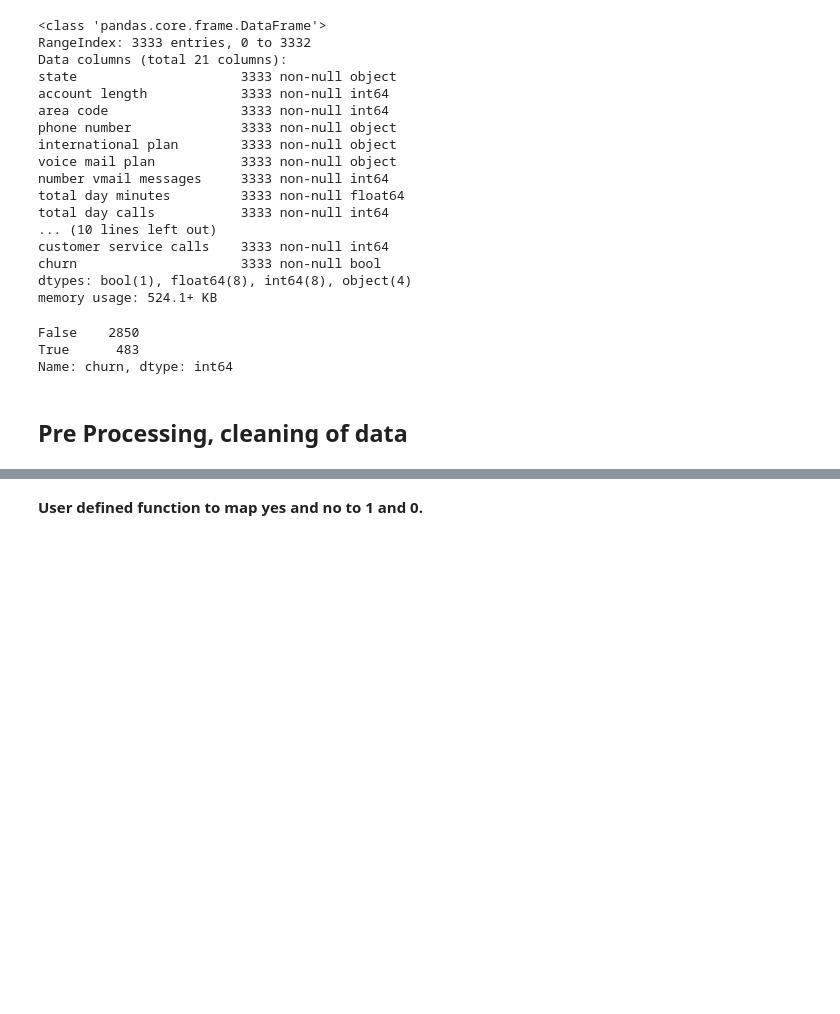
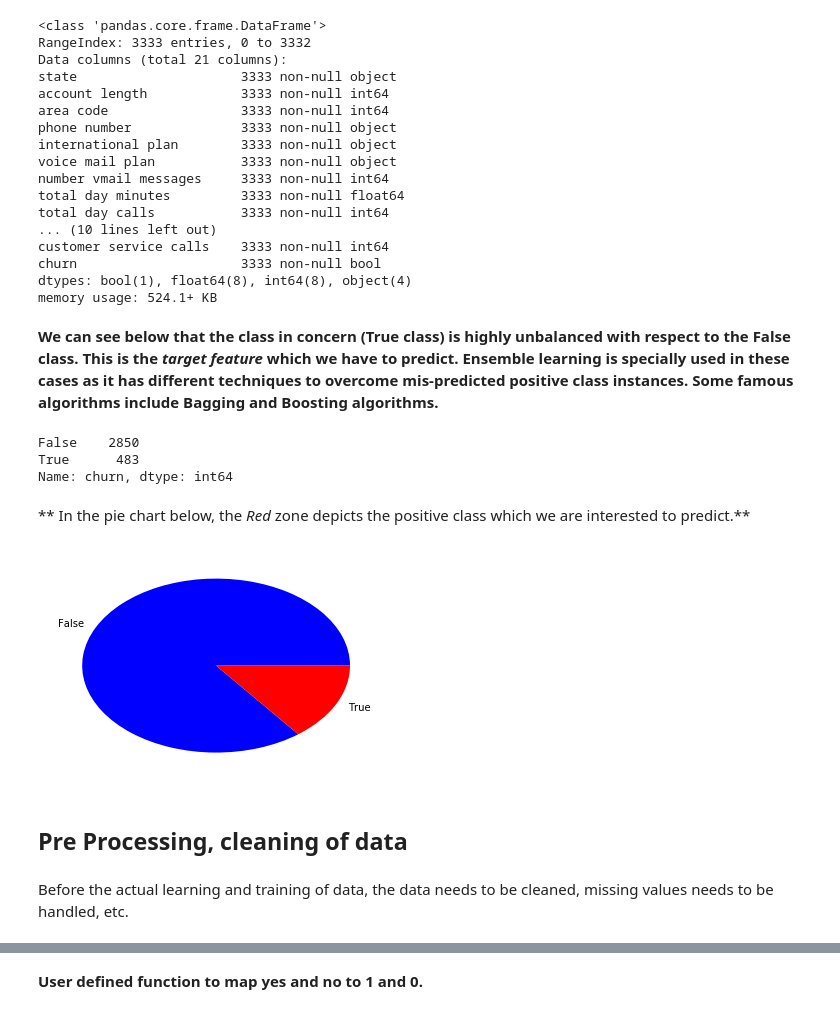
Before and after one commit to shreybatra/Machine-Learning-Notebooks, a Jupyter notebook: Ensemble Learning.ipynb, the cells around one changed output, grey strips where cells are left out. Saved outputs shown, nothing was run; the diff lists cells and outputs as text; code cells hidden in the pictures; blank space fills up the shorter version.

```diff
--- a/Ensemble Learning.ipynb
+++ b/Ensemble Learning.ipynb
@@ -8,3 +13,4 @@ import numpy as np
 import matplotlib.pyplot as plt
 import seaborn as sns
 %matplotlib inline
+plt.rcParams['figure.figsize'] = [7, 7]
@@ -45,11 +52,22 @@ customer service calls    3333 non-null int64
 churn                     3333 non-null bool
 dtypes: bool(1), float64(8), int64(8), object(4)
 memory usage: 524.1+ KB
+# %% [markdown]
+**We can see below that the class in concern (True class) is highly unbalanced with respect to the False class. This is the _target feature_ which we have to predict. Ensemble learning is specially used in these cases as it has different techniques to overcome mis-predicted positive class instances. Some famous algorithms include Bagging and Boosting algorithms.**
 # %%
 churn_df.churn.value_counts()
 # %% [output]
 False    2850
 True      483
 Name: churn, dtype: int64
+# %% [markdown]
+** In the pie chart below, the _Red_ zone depicts the positive class which we are interested to predict.**
+# %%
+plt.pie(x = churn_df.churn.value_counts(), labels=['False','True'], colors=['blue','red'])
+plt.show()
+# %% [output]
+[figure, added]
 # %% [markdown]
 ## Pre Processing, cleaning of data
+# %% [markdown]
+Before the actual learning and training of data, the data needs to be cleaned, missing values needs to be handled, etc.
```
Also changed, not shown: parts of 53 cells of this notebook.
